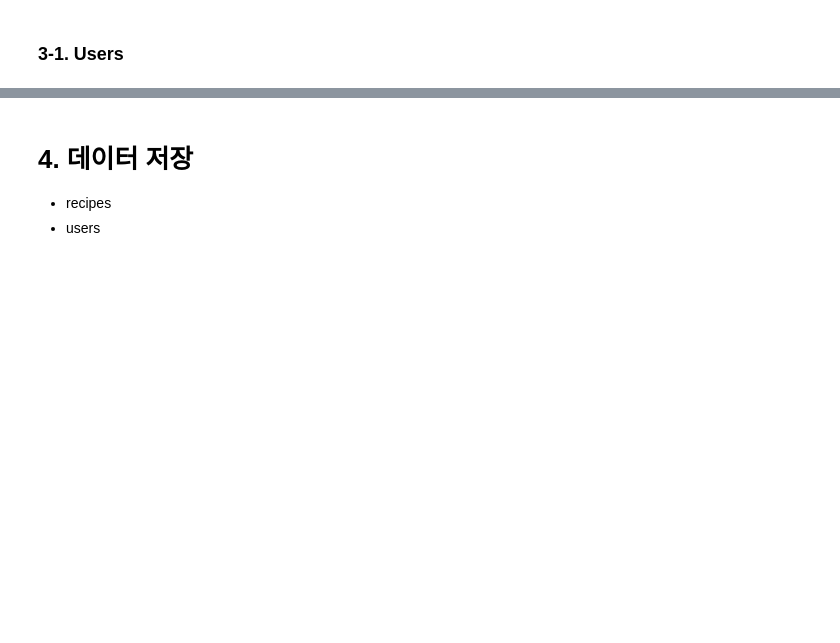
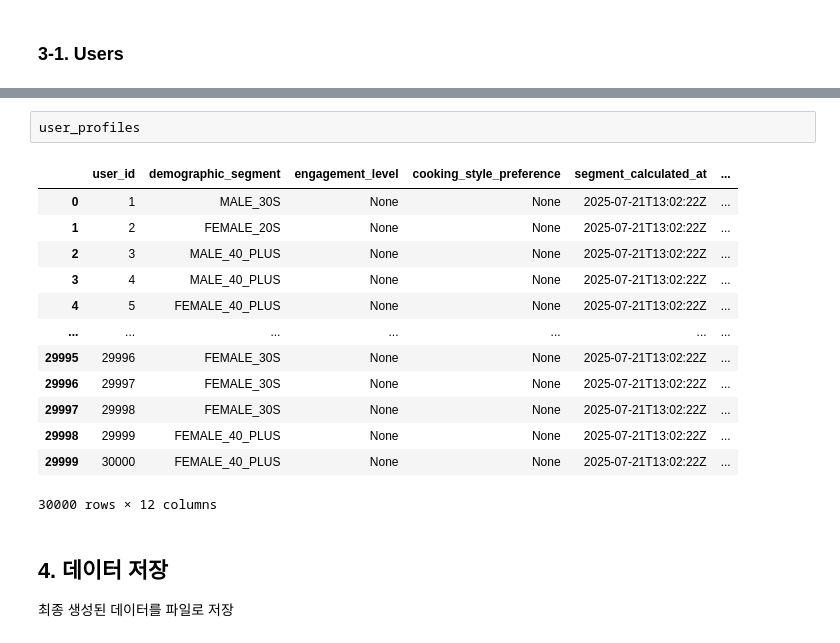
Before and after one commit to Reciping/reciping-data-pipeline, a Jupyter notebook: create_data.ipynb, the cells around one changed output, grey strips where cells are left out. Cells and saved outputs as stored; diff of their text form; blank space fills up the shorter version.

```diff
--- a/create_data.ipynb
+++ b/create_data.ipynb
@@ -775,4 +1378,20 @@ user_data
+# %%
+user_profiles
+# %% [output]
+|  | user_id | demographic_segment | engagement_level | cooking_style_preference | segment_calculated_at | ... |
+| 0 | 1 | MALE_30S | None | None | 2025-07-21T13:02:22Z | ... |
+| 1 | 2 | FEMALE_20S | None | None | 2025-07-21T13:02:22Z | ... |
+| 2 | 3 | MALE_40_PLUS | None | None | 2025-07-21T13:02:22Z | ... |
+| 3 | 4 | MALE_40_PLUS | None | None | 2025-07-21T13:02:22Z | ... |
+| 4 | 5 | FEMALE_40_PLUS | None | None | 2025-07-21T13:02:22Z | ... |
+| ... | ... | ... | ... | ... | ... | ... |
+| 29995 | 29996 | FEMALE_30S | None | None | 2025-07-21T13:02:22Z | ... |
+| 29996 | 29997 | FEMALE_30S | None | None | 2025-07-21T13:02:22Z | ... |
+| 29997 | 29998 | FEMALE_30S | None | None | 2025-07-21T13:02:22Z | ... |
+| 29998 | 29999 | FEMALE_40_PLUS | None | None | 2025-07-21T13:02:22Z | ... |
+| 29999 | 30000 | FEMALE_40_PLUS | None | None | 2025-07-21T13:02:22Z | ... |
+30000 rows × 12 columns
 # %% [markdown]
-# 4. 데이터 저장
-- recipes
-- users
+## 4. 데이터 저장
+
+최종 생성된 데이터를 파일로 저장
```
Also changed, not shown: parts of 25 cells of this notebook, 1 other file.
